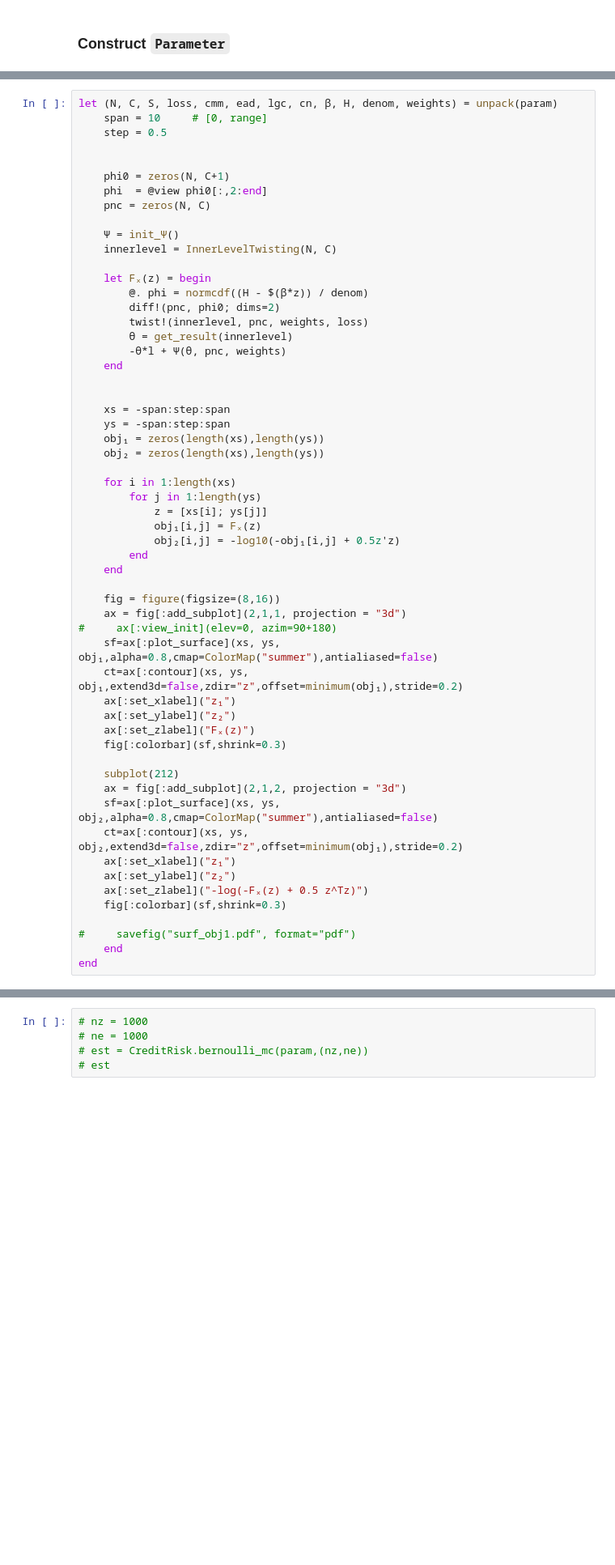
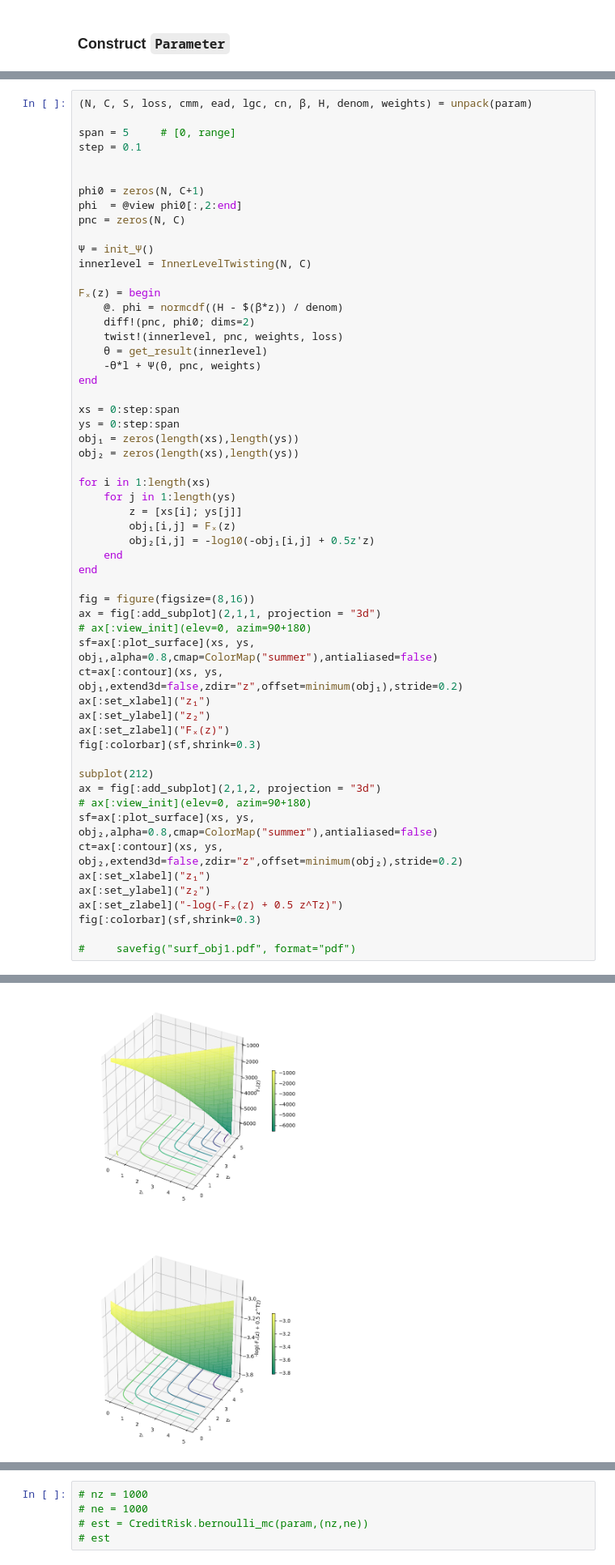
Before and after one commit to tt6746690/credit_risk, a Jupyter notebook: notebook/gl2008.ipynb, the cells around one changed output, grey strips where cells are left out. Shown at 81% size. Cells and saved outputs as stored; diff of their text form; blank space fills up the shorter version.

```diff
--- a/notebook/gl2008.ipynb
+++ b/notebook/gl2008.ipynb
@@ -96,59 +137,59 @@ obj_2 &= -log(-F_x(z) + \frac{1}{2} z^Tz)
 \end{align*}
 $$
 # %%
-let (N, C, S, loss, cmm, ead, lgc, cn, β, H, denom, weights) = unpack(param)
-    span = 10     # [0, range]
-    step = 0.5
+(N, C, S, loss, cmm, ead, lgc, cn, β, H, denom, weights) = unpack(param)
+
+span = 5     # [0, range]
+step = 0.1
 
 
-    phi0 = zeros(N, C+1)
-    phi  = @view phi0[:,2:end]
-    pnc = zeros(N, C)
+phi0 = zeros(N, C+1)
+phi  = @view phi0[:,2:end]
+pnc = zeros(N, C)
 
-    Ψ = init_Ψ()
-    innerlevel = InnerLevelTwisting(N, C)
+Ψ = init_Ψ()
+innerlevel = InnerLevelTwisting(N, C)
 
-    let Fₓ(z) = begin
-        @. phi = normcdf((H - $(β*z)) / denom)
-        diff!(pnc, phi0; dims=2)
-        twist!(innerlevel, pnc, weights, loss)
-        θ = get_result(innerlevel)
-        -θ*l + Ψ(θ, pnc, weights)
+Fₓ(z) = begin
+    @. phi = normcdf((H - $(β*z)) / denom)
+    diff!(pnc, phi0; dims=2)
+    twist!(innerlevel, pnc, weights, loss)
+    θ = get_result(innerlevel)
+    -θ*l + Ψ(θ, pnc, weights)
+end
+
+xs = 0:step:span
+ys = 0:step:span
+obj₁ = zeros(length(xs),length(ys))
+obj₂ = zeros(length(xs),length(ys))
+
+for i in 1:length(xs)
+    for j in 1:length(ys)
+        z = [xs[i]; ys[j]]
+        obj₁[i,j] = Fₓ(z)
+        obj₂[i,j] = -log10(-obj₁[i,j] + 0.5z'z)
     end
+end
 
+fig = figure(figsize=(8,16))
+ax = fig[:add_subplot](2,1,1, projection = "3d")
+# ax[:view_init](elev=0, azim=90+180)
+sf=ax[:plot_surface](xs, ys, obj₁,alpha=0.8,cmap=ColorMap("summer"),antialiased=false)
+ct=ax[:contour](xs, ys, obj₁,extend3d=false,zdir="z",offset=minimum(obj₁),stride=0.2)
+ax[:set_xlabel]("z₁")
+ax[:set_ylabel]("z₂")
+ax[:set_zlabel]("Fₓ(z)")
+fig[:colorbar](sf,shrink=0.3)
 
-    xs = -span:step:span
-    ys = -span:step:span
-    obj₁ = zeros(length(xs),length(ys))
-    obj₂ = zeros(length(xs),length(ys))
-
-    for i in 1:length(xs)
-        for j in 1:length(ys)
-            z = [xs[i]; ys[j]]
-            obj₁[i,j] = Fₓ(z)
-            obj₂[i,j] = -log10(-obj₁[i,j] + 0.5z'z)
-        end
-    end
-
-    fig = figure(figsize=(8,16))
-    ax = fig[:add_subplot](2,1,1, projection = "3d")
-#     ax[:view_init](elev=0, azim=90+180)
-    sf=ax[:plot_surface](xs, ys, obj₁,alpha=0.8,cmap=ColorMap("summer"),antialiased=false)
-    ct=ax[:contour](xs, ys, obj₁,extend3d=false,zdir="z",offset=minimum(obj₁),stride=0.2)
-    ax[:set_xlabel]("z₁")
-    ax[:set_ylabel]("z₂")
-    ax[:set_zlabel]("Fₓ(z)")
-    fig[:colorbar](sf,shrink=0.3)
-
-    subplot(212)
-    ax = fig[:add_subplot](2,1,2, projection = "3d")
-    sf=ax[:plot_surface](xs, ys, obj₂,alpha=0.8,cmap=ColorMap("summer"),antialiased=false)
-    ct=ax[:contour](xs, ys, obj₂,extend3d=false,zdir="z",offset=minimum(obj₁),stride=0.2)
-    ax[:set_xlabel]("z₁")
-    ax[:set_ylabel]("z₂")
-    ax[:set_zlabel]("-log(-Fₓ(z) + 0.5 z^Tz)")
-    fig[:colorbar](sf,shrink=0.3)
+subplot(212)
+ax = fig[:add_subplot](2,1,2, projection = "3d")
+# ax[:view_init](elev=0, azim=90+180)
+sf=ax[:plot_surface](xs, ys, obj₂,alpha=0.8,cmap=ColorMap("summer"),antialiased=false)
+ct=ax[:contour](xs, ys, obj₂,extend3d=false,zdir="z",offset=minimum(obj₂),stride=0.2)
+ax[:set_xlabel]("z₁")
+ax[:set_ylabel]("z₂")
+ax[:set_zlabel]("-log(-Fₓ(z) + 0.5 z^Tz)")
+fig[:colorbar](sf,shrink=0.3)
 
 #     savefig("surf_obj1.pdf", format="pdf")
-    end
-end
+# %% [output]
@@ -154,0 +213 @@ end
+[figure, added]
```
Also changed, not shown: parts of 9 cells of this notebook, 10 other files.
